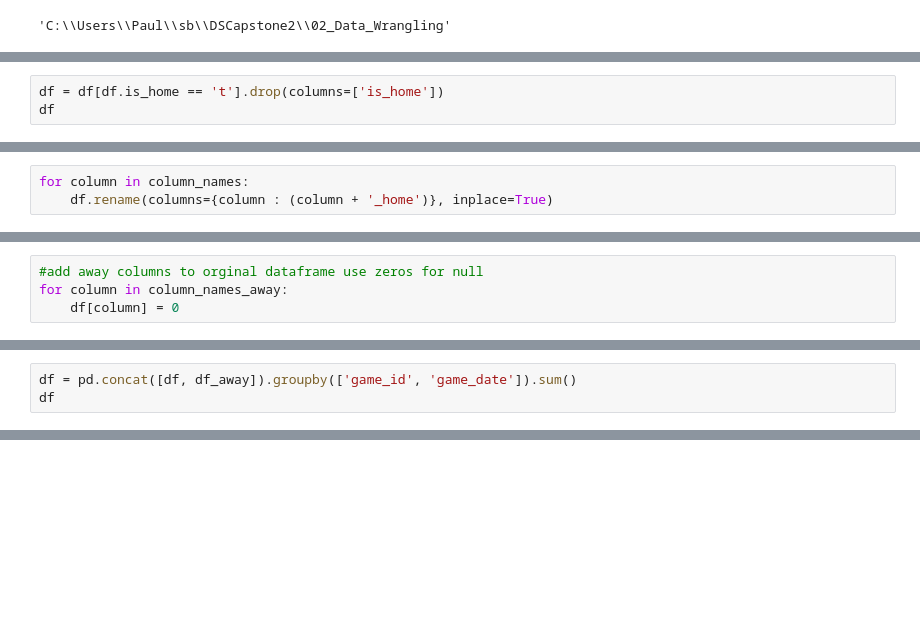
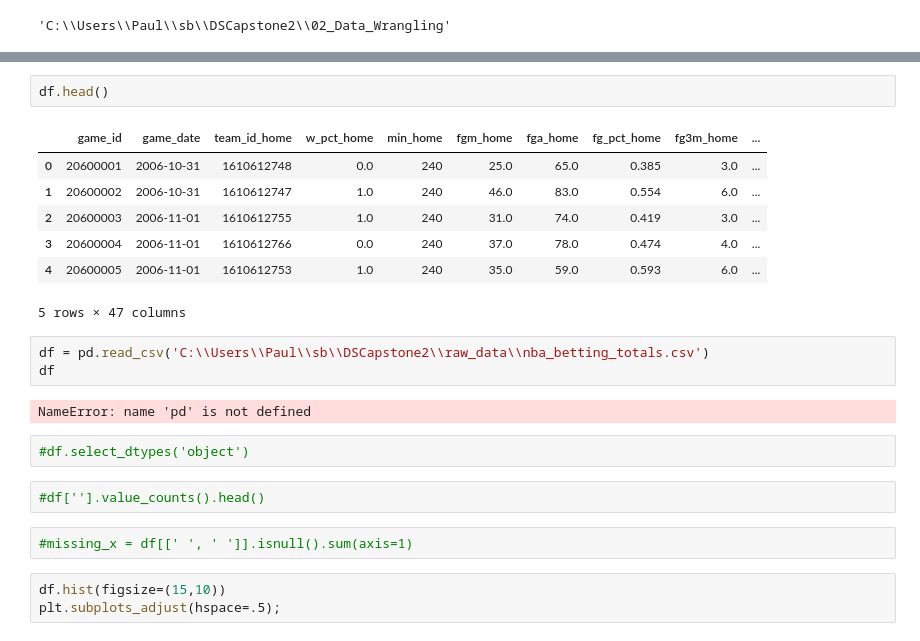
Before and after one commit to pauljacob/DSCapstone2, a Jupyter notebook: 02_Data_Wrangling/02_data_wrangling_temp-Copy1.ipynb, the cells around one changed output, grey strips where cells are left out. Cells and saved outputs as stored; diff of their text form; blank space fills up the shorter version.

```diff
--- a/02_Data_Wrangling/02_data_wrangling_temp-Copy1.ipynb
+++ b/02_Data_Wrangling/02_data_wrangling_temp-Copy1.ipynb
@@ -604,3 +31,0 @@ pandas.core.indexes.base.Index
-# %%
-df = df[df.is_home == 't'].drop(columns=['is_home'])
-df
@@ -631,3 +31,0 @@ Index(['team_id', 'w_pct', 'min', 'fgm', 'fga', 'fg_pct', 'fg3m', 'fg3a',
-# %%
-for column in column_names:
-    df.rename(columns={column : (column + '_home')}, inplace=True)
@@ -659,4 +31,0 @@ Index(['team_id_home', 'w_pct_home', 'min_home', 'fgm_home', 'fga_home',
-# %%
-#add away columns to orginal dataframe use zeros for null
-for column in column_names_away:
-    df[column] = 0
@@ -714,3 +31,0 @@ pd.concat([df, df_away])
-# %%
-df = pd.concat([df, df_away]).groupby(['game_id', 'game_date']).sum()
-df
@@ -735,0 +85,24 @@ df
+# %%
+df.head()
+# %% [output]
+|  | game_id | game_date | team_id_home | w_pct_home | min_home | fgm_home | fga_home | fg_pct_home | fg3m_home | ... |
+| 0 | 20600001 | 2006-10-31 | 1610612748 | 0.0 | 240 | 25.0 | 65.0 | 0.385 | 3.0 | ... |
+| 1 | 20600002 | 2006-10-31 | 1610612747 | 1.0 | 240 | 46.0 | 83.0 | 0.554 | 6.0 | ... |
+| 2 | 20600003 | 2006-11-01 | 1610612755 | 1.0 | 240 | 31.0 | 74.0 | 0.419 | 3.0 | ... |
+| 3 | 20600004 | 2006-11-01 | 1610612766 | 0.0 | 240 | 37.0 | 78.0 | 0.474 | 4.0 | ... |
+| 4 | 20600005 | 2006-11-01 | 1610612753 | 1.0 | 240 | 35.0 | 59.0 | 0.593 | 6.0 | ... |
+5 rows × 47 columns
+# %%
+df = pd.read_csv('C:\\Users\\Paul\\sb\\DSCapstone2\\raw_data\\nba_betting_totals.csv')
+df
+# %% [output]
+NameError: name 'pd' is not defined
+# %%
+#df.select_dtypes('object')
+# %%
+#df[''].value_counts().head()
+# %%
+#missing_x = df[[' ', ' ']].isnull().sum(axis=1)
+# %%
+df.hist(figsize=(15,10))
+plt.subplots_adjust(hspace=.5);
```
Also changed, not shown: parts of 91 cells of this notebook, 14 other files.
